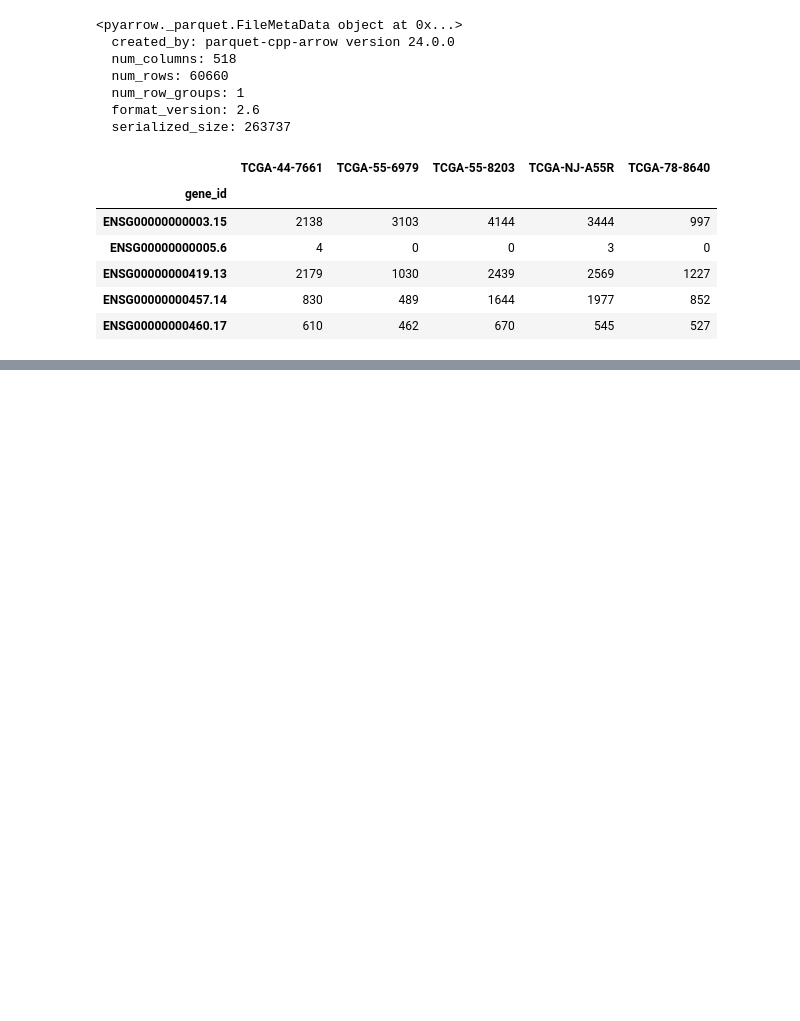
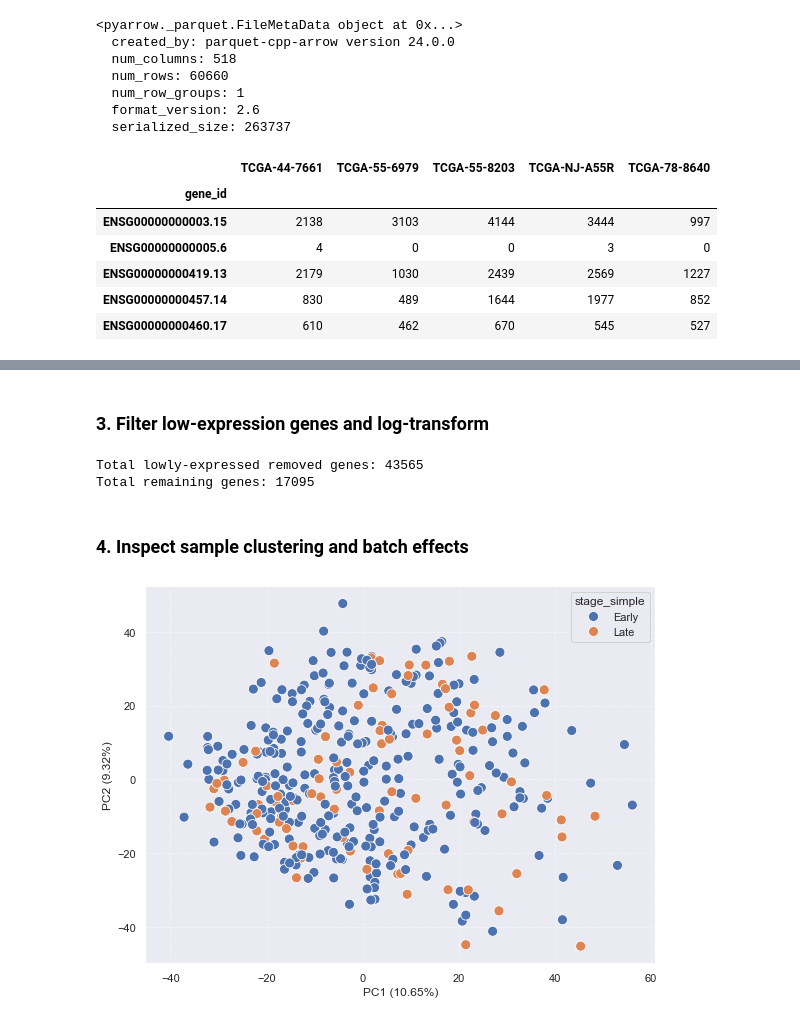
Before and after one commit to ccarloscr/malexa, a Jupyter notebook: notebook.ipynb, the cells around one changed output, grey strips where cells are left out. Cells and saved outputs as stored; diff of their text form; code cells hidden in the pictures; blank space fills up the shorter version.

Commit message:
Input dataset inspection notebook

```diff
--- a/notebook.ipynb
+++ b/notebook.ipynb
@@ -106,0 +182,78 @@ df.iloc[:5, posicion-2 : posicion+3]
+# %% [markdown]
+### 3. Filter low-expression genes and log-transform
+# %%
+# --- Calculate Counts Per Million (CPMs) ---
+counts_totals = counts_clean.sum(axis=0)
+cpm = counts_clean.divide(counts_totals, axis=1) * 1e6
+# %%
+# --- Filter out low-expressed genes across samples ---
+
+# Default: only keep genes with ≥ 1 CPM in ≥ 25% of samples
+min_samples = len(cpm.columns) * 0.25
+cpm_filtered = cpm[(cpm >= 1).sum(axis=1) >= min_samples]
+
+# Calculate number of removed and kept genes
+removed_count = len(cpm) - len(cpm_filtered)
+kept_count = len(cpm) - removed_count
+print(f"Total lowly-expressed removed genes: {removed_count}")
+print(f"Total remaining genes: {kept_count}")
+# %% [output]
+Total lowly-expressed removed genes: 43565
+Total remaining genes: 17095
+# %%
+# --- Log2 transform with a +0.1 pseudocount ---
+log2_cpm = np.log2(cpm_filtered + 0.1)
+# %% [markdown]
+### 4. Inspect sample clustering and batch effects
+# %%
+# ----- Plot PCA -----
+
+# Compute gene variance across all samples (rows)
+gene_variances = log2_cpm.var(axis=1)
+
+# Select the top 500 most variable genes
+top_500_genes = gene_variances.nlargest(500).index
+log2_cpm_top = log2_cpm.loc[top_500_genes]
+
+# Transpose top variable genes for PCA (samples as rows, top genes as columns)
+data_transposed = log2_cpm_top.T
+
+# Fit PCA
+pca = PCA(n_components=2)
+pca_coords = pca.fit_transform(data_transposed)
+
+# Calculate percentage of variance explained by PC1 and PC2
+var_explained = pca.explained_variance_ratio_ * 100
+
+# Store %variance explained by PC1 and PC2
+pc1_var = pca.explained_variance_ratio_[0] * 100
+pc2_var = pca.explained_variance_ratio_[1] * 100
+
+# Create a DataFrame with the PCA results
+pca_df = pd.DataFrame(
+    pca_coords, columns=["PC1", "PC2"], index=data_transposed.index
+)
+
+# Merge clinical metadata to color points by group/condition
+pca_merge = pca_df.merge(metadata_clean, left_index=True, right_on='Sample_id')
+
+### Problem, needs right_index=True insteas!!
+
+# Plot the PCA
+plt.figure(figsize=(8, 6))
+sns.scatterplot(
+    data=pca_merge,
+    x="PC1",
+    y="PC2",
+    s=100,  # point size
+    hue='stage_simple',
+)
+
+plt.xlabel(f"PC1 ({pc1_var:.2f}%)")
+plt.ylabel(f"PC2 ({pc2_var:.2f}%)")
+plt.grid(True, linestyle="--", alpha=0.4)
+plt.tight_layout()
+
+plt.show()
+# %% [output]
+[figure, added]
```
Also changed, not shown: parts of 18 cells of this notebook, 1 other file.
